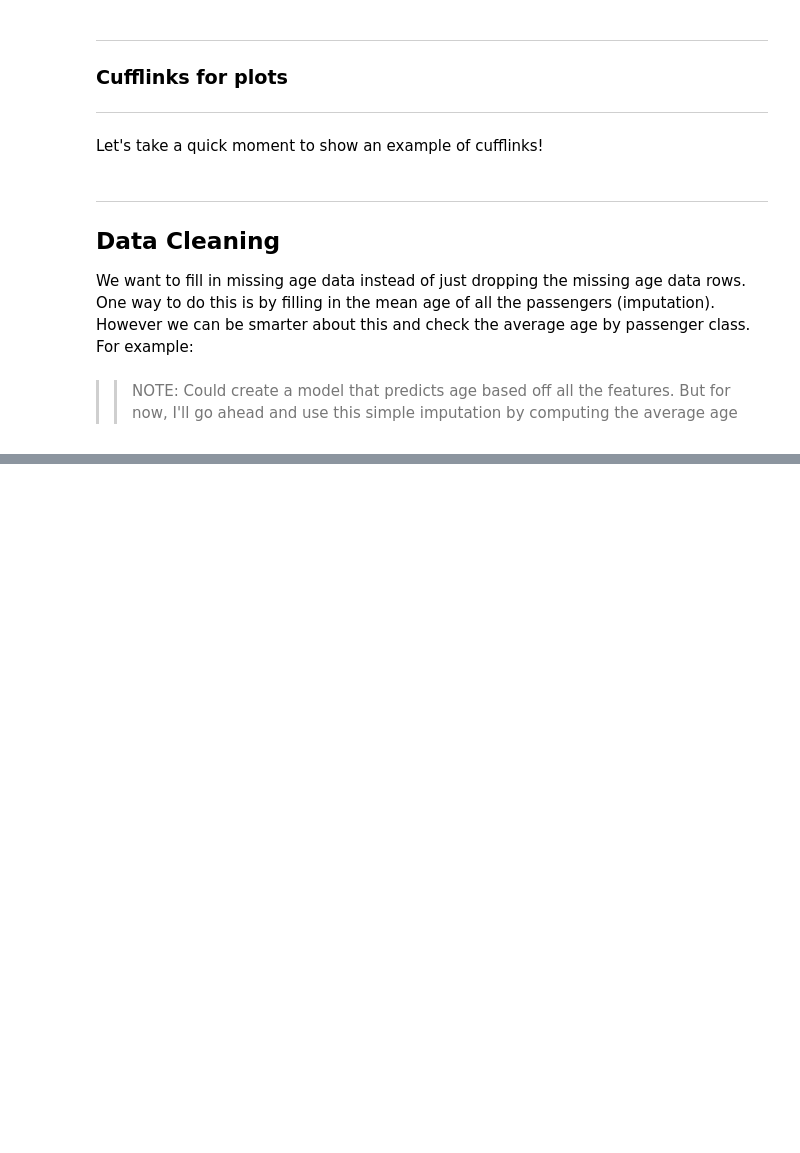
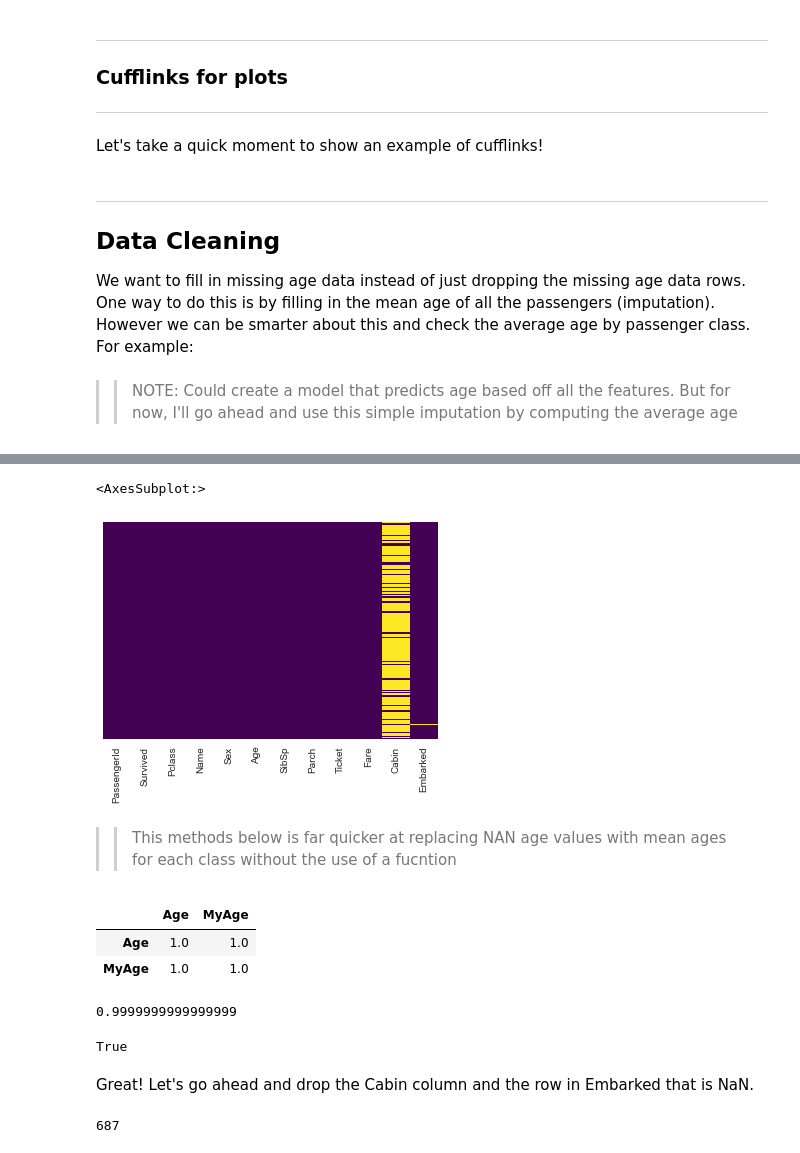
Before and after one commit to kevinprinsloo/My_Machine_Learning_Notebooks, a Jupyter notebook: Logistic_Regression/Titanic_Notes.ipynb, the cells around one changed output, grey strips where cells are left out. Saved outputs shown, nothing was run; the diff lists cells and outputs as text; code cells hidden in the pictures; blank space fills up the shorter version.

```diff
--- a/Logistic_Regression/Titanic_Notes.ipynb
+++ b/Logistic_Regression/Titanic_Notes.ipynb
@@ -181,0 +225,27 @@ However we can be smarter about this and check the average age by passenger clas
+# %%
+def impute_age(cols):
+    Age = cols[0]
+    Pclass = cols[1]
+
+    if pd.isnull(Age):
+
+        if Pclass == 1:
+            return train.groupby('Pclass')['Age'].describe().iloc[0]['50%']
+
+        elif Pclass == 2:
+            return train.groupby('Pclass')['Age'].describe().iloc[1]['50%']
+
+        else:
+            return train.groupby('Pclass')['Age'].describe().iloc[2]['50%']
+
+    else:
+        return Age
+# %%
+train['Age'] = train[['Age','Pclass']].apply(impute_age,axis=1)
+# %%
+sns.heatmap(train.isnull(),yticklabels=False,cbar=False,cmap='viridis')
+# %% [output]
+<AxesSubplot:>
+[figure, added]
+# %% [markdown]
+>> This methods below is far quicker at replacing NAN age values with mean ages for each class without the use of a fucntion
@@ -181,0 +254,21 @@ However we can be smarter about this and check the average age by passenger clas
+# %%
+data = train[['Age','MyAge']]
+data.corr()
+# %% [output]
+|  | Age | MyAge |
+| Age | 1.0 | 1.0 |
+| MyAge | 1.0 | 1.0 |
+# %%
+train['Age'].corr(train['MyAge'])
+# %% [output]
+0.9999999999999999
+# %%
+train['Age'].equals(train['MyAge'])
+# %% [output]
+True
+# %% [markdown]
+Great! Let's go ahead and drop the Cabin column and the row in Embarked that is NaN.
+# %%
+train[train["Cabin"].isnull()==True].shape[0]
+# %% [output]
+687
```
Also changed, not shown: parts of 55 cells of this notebook.
